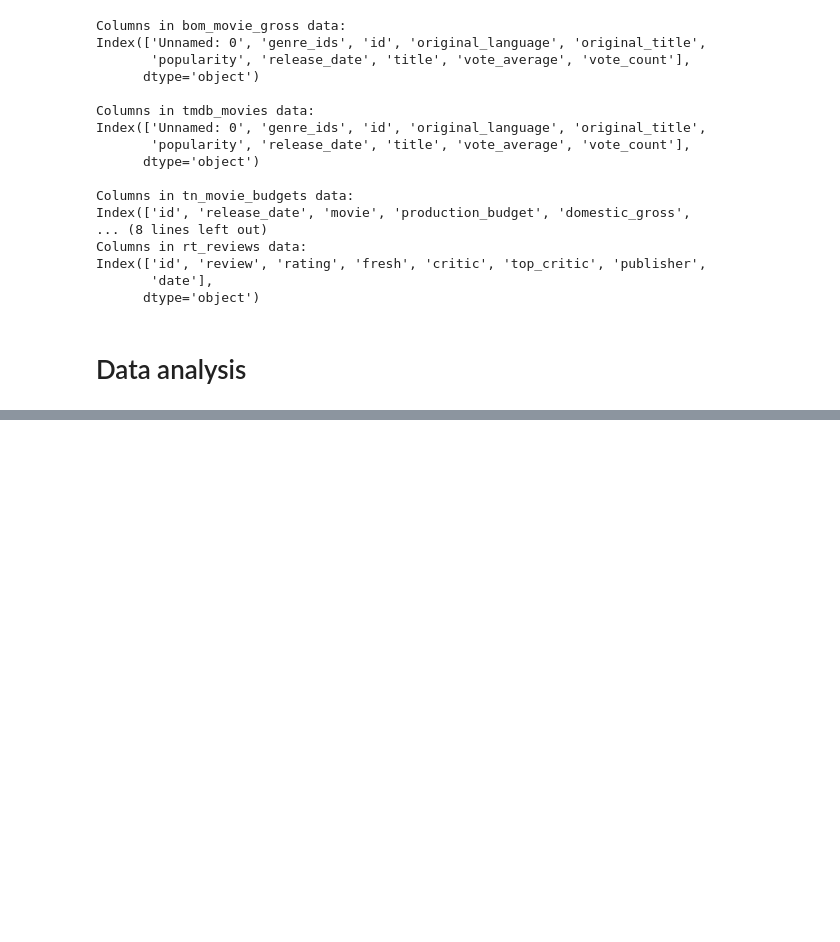
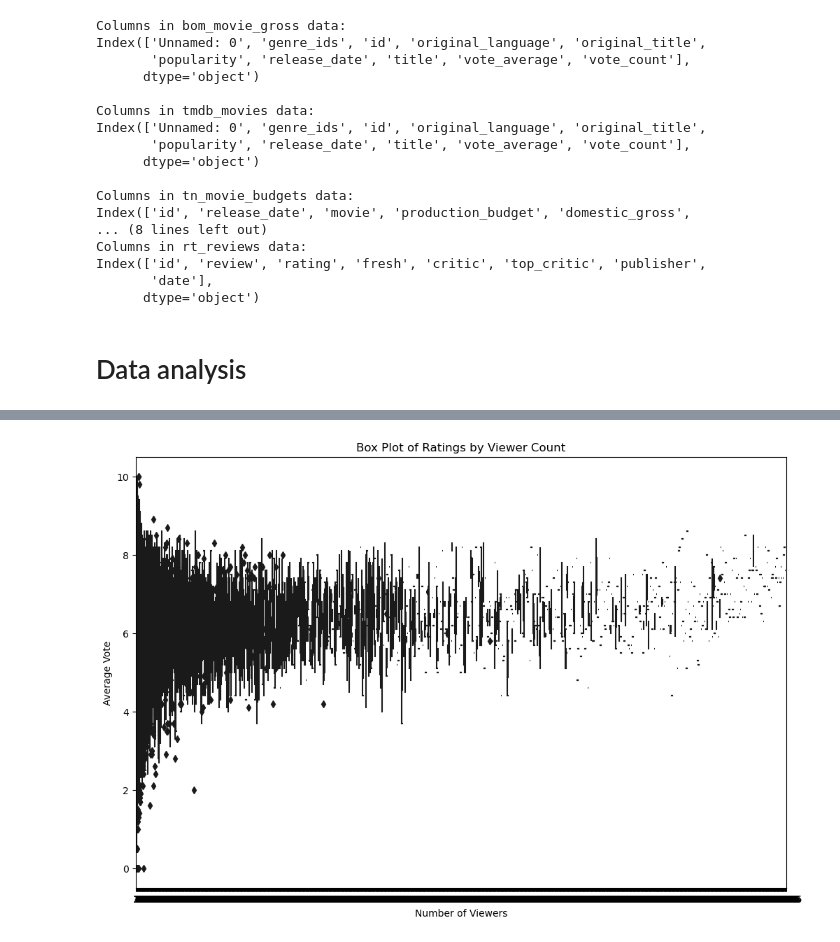
Before and after one commit to Donnesto/Phase_1-project, a Jupyter notebook: Project.ipynb, the cells around one changed output, grey strips where cells are left out. Saved outputs shown, nothing was run; the diff lists cells and outputs as text; code cells hidden in the pictures; blank space fills up the shorter version.

```diff
--- a/Project.ipynb
+++ b/Project.ipynb
@@ -250,0 +328,10 @@ Index(['id', 'review', 'rating', 'fresh', 'critic', 'top_critic', 'publisher',
+# %%
+# Box plot of ratings by viewer count
+plt.figure(figsize=(12, 8))
+sns.boxplot(x='vote_count', y='vote_average', data=tmdb_movies, palette='viridis')
+plt.title('Box Plot of Ratings by Viewer Count')
+plt.xlabel('Number of Viewers')
+plt.ylabel('Average Vote')
+plt.show()
+# %% [output]
+[figure, added]
```
Also changed, not shown: parts of 12 cells of this notebook, 2 other files.
